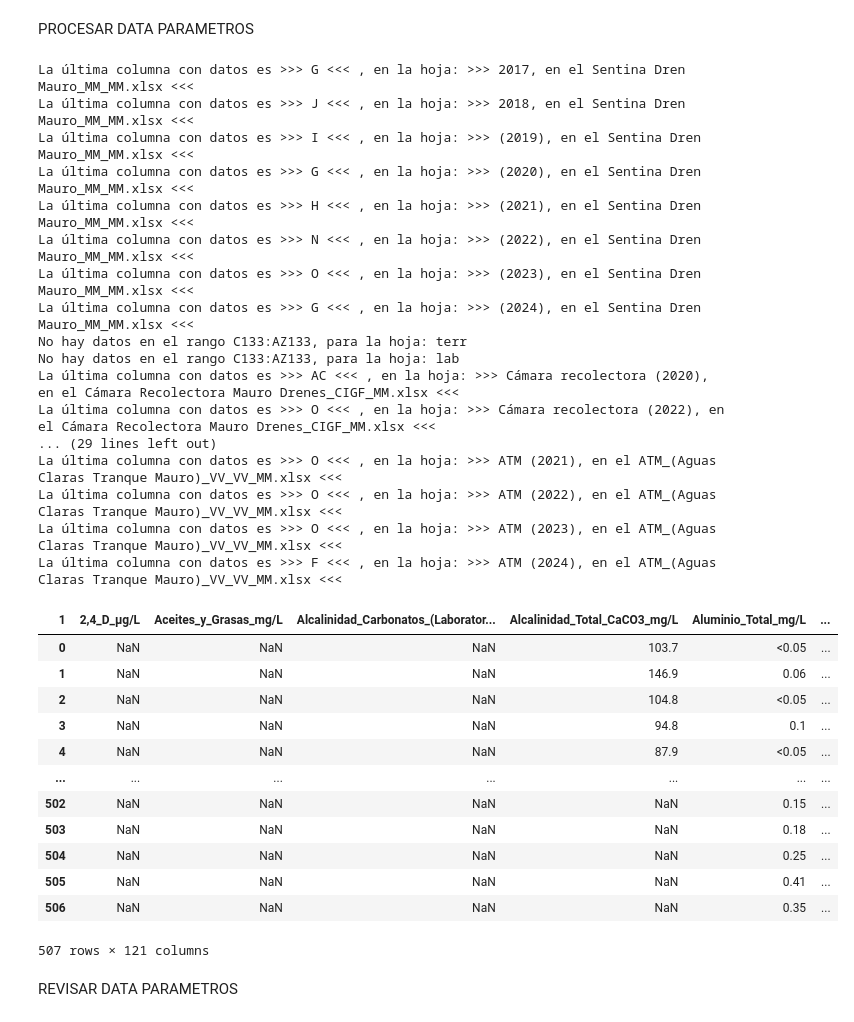
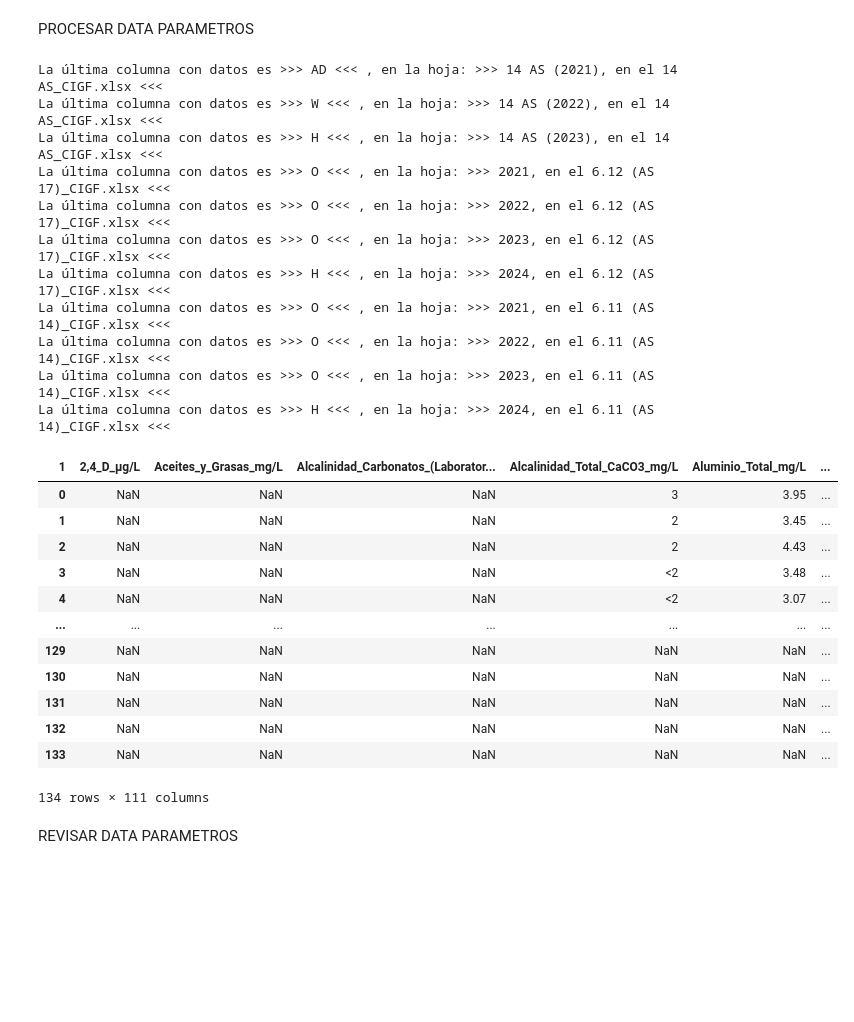
Before and after one commit to franciscoalejandro898/Tecnolog-a_Flow, a Jupyter notebook: Compilado_mlp/v.o.ipynb, the cells around one changed output. Saved outputs shown, nothing was run; the diff lists cells and outputs as text; code cells hidden in the pictures; blank space fills up the shorter version.

```diff
--- a/Compilado_mlp/v.o.ipynb
+++ b/Compilado_mlp/v.o.ipynb
@@ -12,7 +12,7 @@ import os
 import datetime
 
 
-directory_path = r'G:\.shortcut-targets-by-id\1ugEph6zRyoKHbwpiYuXbB3Pj0UXueIKJ\09. Contrato CS115 EIA 2024\03.WIP\03.Hidroquímica\2. Actualizacion BDD\2. Nuevo - Mauro\1. Certificados\1. Revision final'
+directory_path = r'G:\.shortcut-targets-by-id\1ugEph6zRyoKHbwpiYuXbB3Pj0UXueIKJ\09. Contrato CS115 EIA 2024\03.WIP\03.Hidroquímica\2. Actualizacion BDD\3. Nuevo Obras lineales (27-06-24)\Certificados revisados'
 
 
 data_certificados = pd.DataFrame()
@@ -115,7 +109,7 @@ import pandas as pd
 import openpyxl
 import os
 
-directory_path = r'G:\.shortcut-targets-by-id\1ugEph6zRyoKHbwpiYuXbB3Pj0UXueIKJ\09. Contrato CS115 EIA 2024\03.WIP\03.Hidroquímica\2. Actualizacion BDD\2. Nuevo - Mauro\1. Certificados\1. Revision final'
+directory_path = r'G:\.shortcut-targets-by-id\1ugEph6zRyoKHbwpiYuXbB3Pj0UXueIKJ\09. Contrato CS115 EIA 2024\03.WIP\03.Hidroquímica\2. Actualizacion BDD\3. Nuevo Obras lineales (27-06-24)\Certificados revisados'
 
 data_parametros = pd.DataFrame()
 
@@ -143,62 +137,56 @@ for file in excel_files:
 
             # SE LEE EL RANGO DE CELDAS CON LOS DATOS DE LOS PARAMETROS
             data_df = pd.read_excel(xls, sheet_name= hoja_archivo, skiprows=141, nrows=120, usecols=f"B:{columna}", header=None) #nrows= filas hacia abajo Skiprows= filas de donde parte
             # data_df.columns = data_df.reset_index()
             data_df.drop(data_df.columns[1], axis=1, inplace=True) #ELIMINA COLUMNA VACIA
 
             # data_df.reset_index(drop=False, inplace=False)
             #PIVOTEO DEL DATAFRAME
             data_pivoted = data_df.T
 
             # PARAMETROS COMO COLUMNAS, PRIMERA FILA COMO ENCABEZADO
             new_header = data_pivoted.iloc[0]
             data_pivoted = data_pivoted[1:]
             data_pivoted.columns = new_header
 
             #RESETEA EL INDICE
             data_pivoted.reset_index(drop=True, inplace=True)
 
             # SE UNE LA NUEVA DATA
             data_parametros = pd.concat([data_parametros, data_pivoted], ignore_index=True)
             # for column in data_parametros.columns:
             #     data_parametros[column] = pd.to_numeric(data_parametros[column], errors='coerce')
 
         else:
             print(f'No hay datos en el rango C133:AZ133, para la hoja: {hoja_archivo}')
 
 
 data_parametros
 # %% [output]
-La última columna con datos es >>> G <<< , en la hoja: >>> 2017, en el Sentina Dren Mauro_MM_MM.xlsx <<<
-La última columna con datos es >>> J <<< , en la hoja: >>> 2018, en el Sentina Dren Mauro_MM_MM.xlsx <<<
-La última columna con datos es >>> I <<< , en la hoja: >>> (2019), en el Sentina Dren Mauro_MM_MM.xlsx <<<
-La última columna con datos es >>> G <<< , en la hoja: >>> (2020), en el Sentina Dren Mauro_MM_MM.xlsx <<<
-La última columna con datos es >>> H <<< , en la hoja: >>> (2021), en el Sentina Dren Mauro_MM_MM.xlsx <<<
-La última columna con datos es >>> N <<< , en la hoja: >>> (2022), en el Sentina Dren Mauro_MM_MM.xlsx <<<
-La última columna con datos es >>> O <<< , en la hoja: >>> (2023), en el Sentina Dren Mauro_MM_MM.xlsx <<<
-La última columna con datos es >>> G <<< , en la hoja: >>> (2024), en el Sentina Dren Mauro_MM_MM.xlsx <<<
-No hay datos en el rango C133:AZ133, para la hoja: terr
-No hay datos en el rango C133:AZ133, para la hoja: lab
-La última columna con datos es >>> AC <<< , en la hoja: >>> Cámara recolectora (2020), en el Cámara Recolectora Mauro Drenes_CIGF_MM.xlsx <<<
-La última columna con datos es >>> O <<< , en la hoja: >>> Cámara recolectora (2022), en el Cámara Recolectora Mauro Drenes_CIGF_MM.xlsx <<<
-... (29 lines left out)
-La última columna con datos es >>> O <<< , en la hoja: >>> ATM (2021), en el ATM_(Aguas Claras Tranque Mauro)_VV_VV_MM.xlsx <<<
-La última columna con datos es >>> O <<< , en la hoja: >>> ATM (2022), en el ATM_(Aguas Claras Tranque Mauro)_VV_VV_MM.xlsx <<<
-La última columna con datos es >>> O <<< , en la hoja: >>> ATM (2023), en el ATM_(Aguas Claras Tranque Mauro)_VV_VV_MM.xlsx <<<
-La última columna con datos es >>> F <<< , en la hoja: >>> ATM (2024), en el ATM_(Aguas Claras Tranque Mauro)_VV_VV_MM.xlsx <<<
+La última columna con datos es >>> AD <<< , en la hoja: >>> 14 AS (2021), en el 14 AS_CIGF.xlsx <<<
+La última columna con datos es >>> W <<< , en la hoja: >>> 14 AS (2022), en el 14 AS_CIGF.xlsx <<<
+La última columna con datos es >>> H <<< , en la hoja: >>> 14 AS (2023), en el 14 AS_CIGF.xlsx <<<
+La última columna con datos es >>> O <<< , en la hoja: >>> 2021, en el 6.12 (AS 17)_CIGF.xlsx <<<
+La última columna con datos es >>> O <<< , en la hoja: >>> 2022, en el 6.12 (AS 17)_CIGF.xlsx <<<
+La última columna con datos es >>> O <<< , en la hoja: >>> 2023, en el 6.12 (AS 17)_CIGF.xlsx <<<
+La última columna con datos es >>> H <<< , en la hoja: >>> 2024, en el 6.12 (AS 17)_CIGF.xlsx <<<
+La última columna con datos es >>> O <<< , en la hoja: >>> 2021, en el 6.11 (AS 14)_CIGF.xlsx <<<
+La última columna con datos es >>> O <<< , en la hoja: >>> 2022, en el 6.11 (AS 14)_CIGF.xlsx <<<
+La última columna con datos es >>> O <<< , en la hoja: >>> 2023, en el 6.11 (AS 14)_CIGF.xlsx <<<
+La última columna con datos es >>> H <<< , en la hoja: >>> 2024, en el 6.11 (AS 14)_CIGF.xlsx <<<
 | 1 | 2,4_D_µg/L | Aceites_y_Grasas_mg/L | Alcalinidad_Carbonatos_(Laborator... | Alcalinidad_Total_CaCO3_mg/L | Aluminio_Total_mg/L | ... |
-| 0 | NaN | NaN | NaN | 103.7 | <0.05 | ... |
-| 1 | NaN | NaN | NaN | 146.9 | 0.06 | ... |
-| 2 | NaN | NaN | NaN | 104.8 | <0.05 | ... |
-| 3 | NaN | NaN | NaN | 94.8 | 0.1 | ... |
-| 4 | NaN | NaN | NaN | 87.9 | <0.05 | ... |
+| 0 | NaN | NaN | NaN | 3 | 3.95 | ... |
+| 1 | NaN | NaN | NaN | 2 | 3.45 | ... |
+| 2 | NaN | NaN | NaN | 2 | 4.43 | ... |
+| 3 | NaN | NaN | NaN | <2 | 3.48 | ... |
+| 4 | NaN | NaN | NaN | <2 | 3.07 | ... |
 | ... | ... | ... | ... | ... | ... | ... |
-| 502 | NaN | NaN | NaN | NaN | 0.15 | ... |
-| 503 | NaN | NaN | NaN | NaN | 0.18 | ... |
-| 504 | NaN | NaN | NaN | NaN | 0.25 | ... |
-| 505 | NaN | NaN | NaN | NaN | 0.41 | ... |
-| 506 | NaN | NaN | NaN | NaN | 0.35 | ... |
+| 129 | NaN | NaN | NaN | NaN | NaN | ... |
+| 130 | NaN | NaN | NaN | NaN | NaN | ... |
+| 131 | NaN | NaN | NaN | NaN | NaN | ... |
+| 132 | NaN | NaN | NaN | NaN | NaN | ... |
+| 133 | NaN | NaN | NaN | NaN | NaN | ... |
-507 rows × 121 columns
+134 rows × 111 columns
 # %% [markdown]
 REVISAR DATA PARAMETROS
 # %%
```
Also changed, not shown: parts of 6 cells of this notebook, 9 other files.
